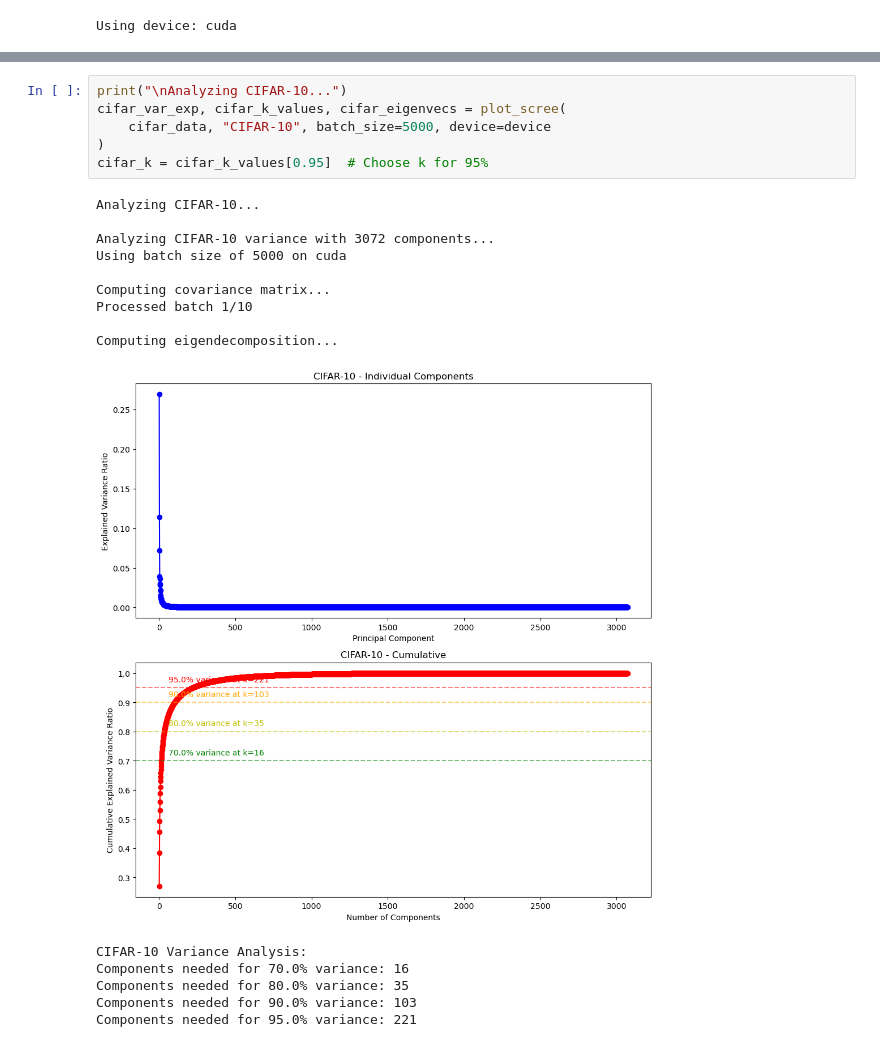
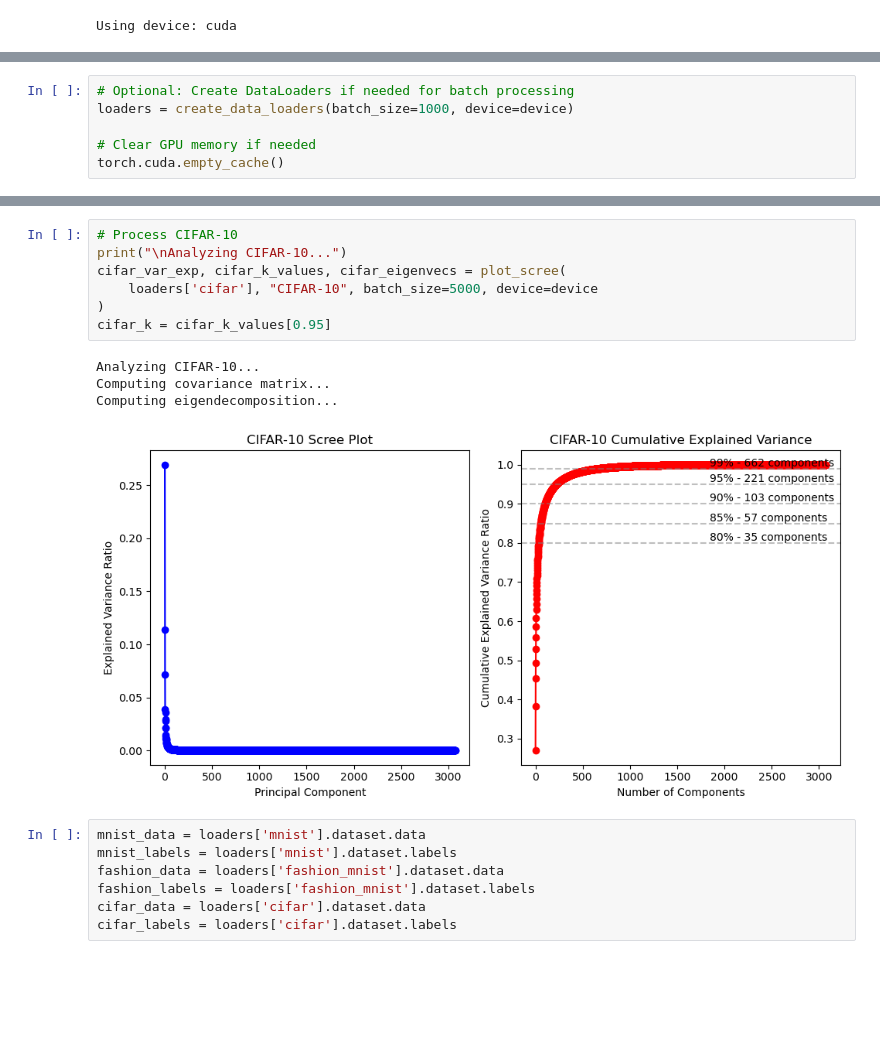
Before and after one commit to runlinaway/PCAandLDAfromScratch, a Jupyter notebook: pca_analysis.ipynb, the cells around one changed output, grey strips where cells are left out. Cells and saved outputs as stored; diff of their text form; blank space fills up the shorter version.

```diff
--- a/pca_analysis.ipynb
+++ b/pca_analysis.ipynb
@@ -45,0 +27,6 @@ CIFAR-10 data shape: torch.Size([50000, 3072])
+# %%
+# Optional: Create DataLoaders if needed for batch processing
+loaders = create_data_loaders(batch_size=1000, device=device)
+
+# Clear GPU memory if needed
+torch.cuda.empty_cache()
@@ -69,25 +75,22 @@ Components needed for 95.0% variance: 331
 # %%
+# Process CIFAR-10
 print("\nAnalyzing CIFAR-10...")
 cifar_var_exp, cifar_k_values, cifar_eigenvecs = plot_scree(
-    cifar_data, "CIFAR-10", batch_size=5000, device=device
+    loaders['cifar'], "CIFAR-10", batch_size=5000, device=device
 )
-cifar_k = cifar_k_values[0.95]  # Choose k for 95%
+cifar_k = cifar_k_values[0.95]
 # %% [output]
 Analyzing CIFAR-10...
-
-Analyzing CIFAR-10 variance with 3072 components...
-Using batch size of 5000 on cuda
-
 Computing covariance matrix...
-Processed batch 1/10
-
 Computing eigendecomposition...
-[figure, old version]
+[figure, new version]
-CIFAR-10 Variance Analysis:
-Components needed for 70.0% variance: 16
-Components needed for 80.0% variance: 35
-Components needed for 90.0% variance: 103
-Components needed for 95.0% variance: 221
+# %%
+mnist_data = loaders['mnist'].dataset.data
+mnist_labels = loaders['mnist'].dataset.labels
+fashion_data = loaders['fashion_mnist'].dataset.data
+fashion_labels = loaders['fashion_mnist'].dataset.labels
+cifar_data = loaders['cifar'].dataset.data
+cifar_labels = loaders['cifar'].dataset.labels
 # %%
 # Perform dimension reduction
 print("\nReducing dimensions...")
```
Also changed, not shown: parts of 14 cells of this notebook, 3 other files.
